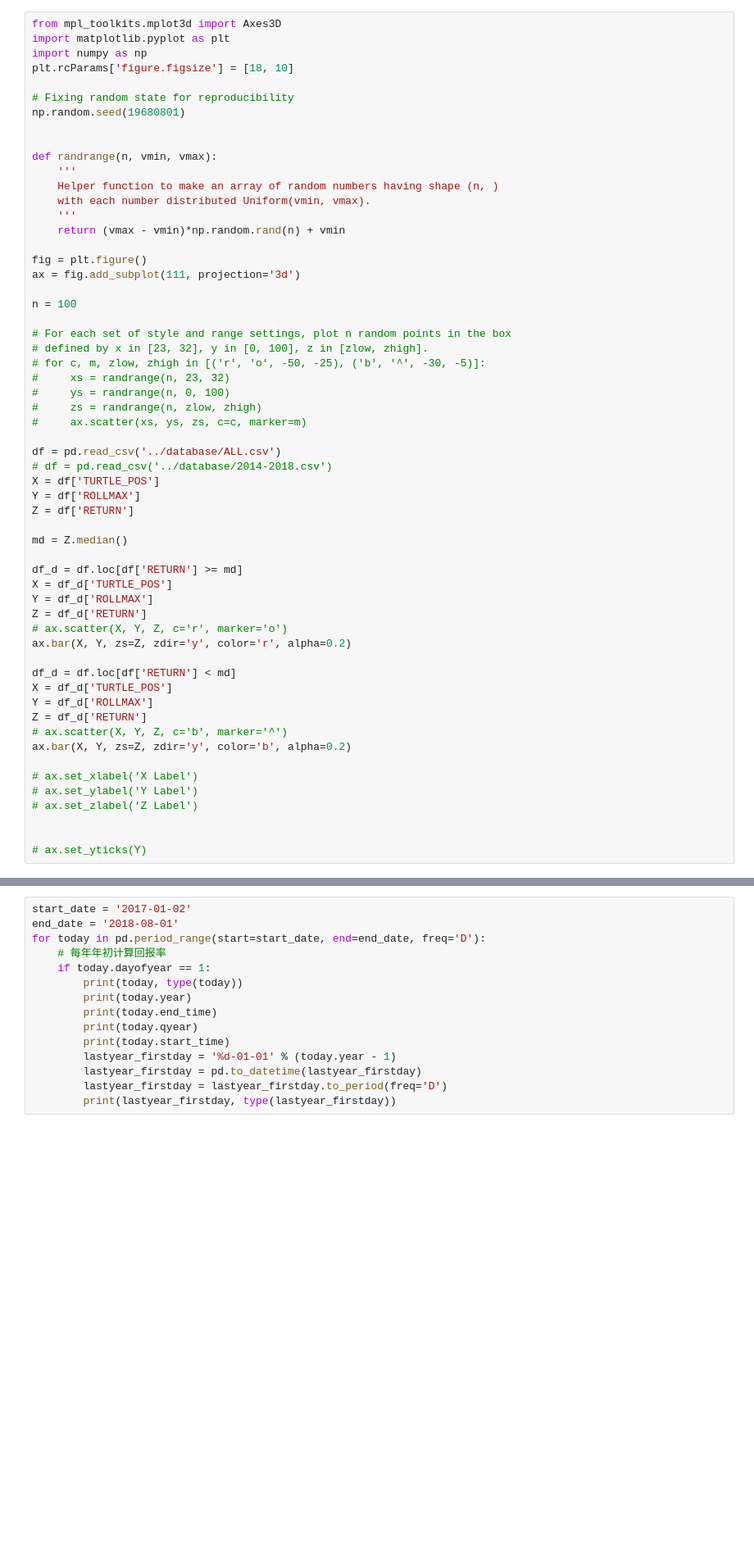
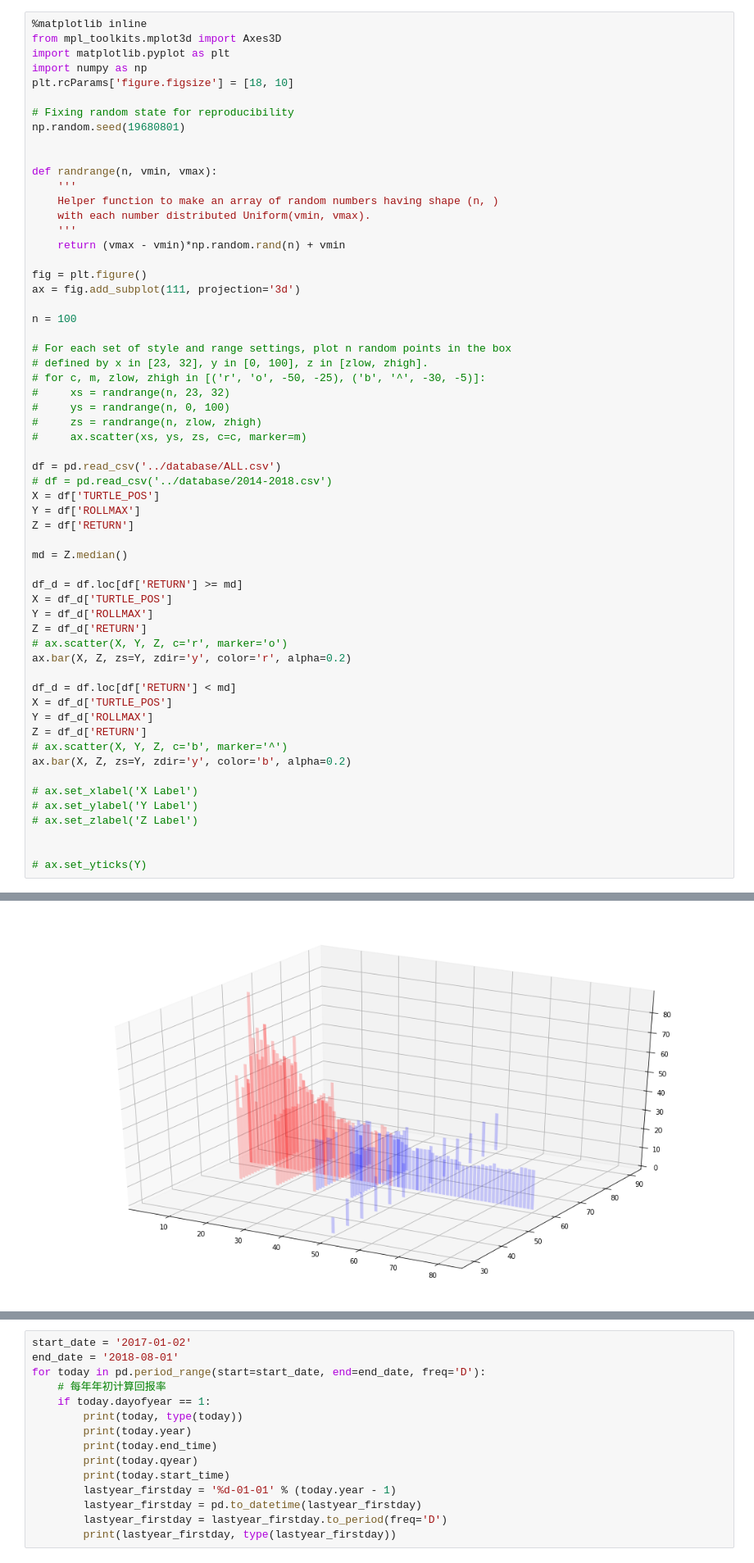
Before and after one commit to dxcv/ML4M, a Jupyter notebook: notebook/test.ipynb, the cells around one changed output, grey strips where cells are left out. Shown at 82% size. Drawn from its saved outputs; the diff is of its cells as text; blank space fills up the shorter version.

```diff
--- a/notebook/test.ipynb
+++ b/notebook/test.ipynb
@@ -85,4 +91,5 @@ Z = df['RETURN']
 # %%
+%matplotlib inline
 from mpl_toolkits.mplot3d import Axes3D
 import matplotlib.pyplot as plt
 import numpy as np
@@ -125,14 +132,14 @@ X = df_d['TURTLE_POS']
 Y = df_d['ROLLMAX']
 Z = df_d['RETURN']
 # ax.scatter(X, Y, Z, c='r', marker='o')
-ax.bar(X, Y, zs=Z, zdir='y', color='r', alpha=0.2)
+ax.bar(X, Z, zs=Y, zdir='y', color='r', alpha=0.2)
 
 df_d = df.loc[df['RETURN'] < md]
 X = df_d['TURTLE_POS']
 Y = df_d['ROLLMAX']
 Z = df_d['RETURN']
 # ax.scatter(X, Y, Z, c='b', marker='^')
-ax.bar(X, Y, zs=Z, zdir='y', color='b', alpha=0.2)
+ax.bar(X, Z, zs=Y, zdir='y', color='b', alpha=0.2)
 
 # ax.set_xlabel('X Label')
 # ax.set_ylabel('Y Label')
@@ -140,3 +147,4 @@ ax.bar(X, Y, zs=Z, zdir='y', color='b', alpha=0.2)
 
 
 # ax.set_yticks(Y)
+# %% [output]
@@ -142,0 +153 @@ ax.bar(X, Y, zs=Z, zdir='y', color='b', alpha=0.2)
+[figure, added]
```
Also changed, not shown: parts of 9 cells of this notebook, 1 other file.
